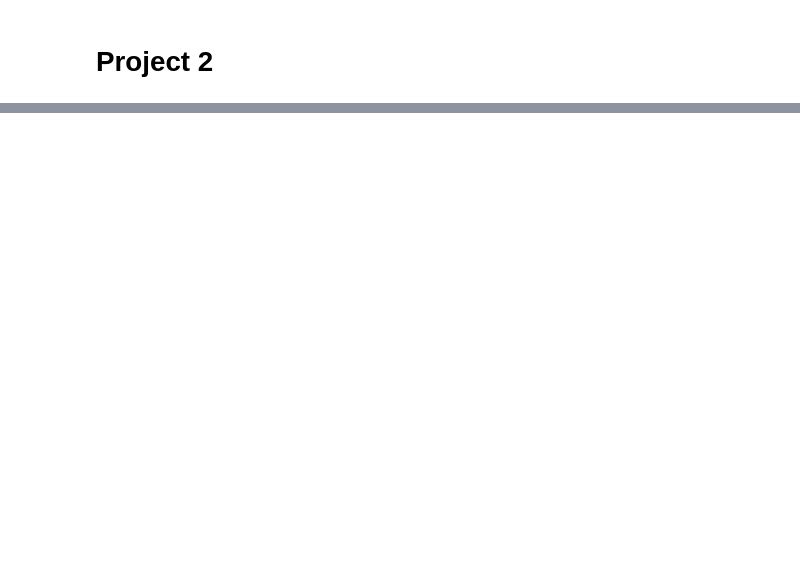
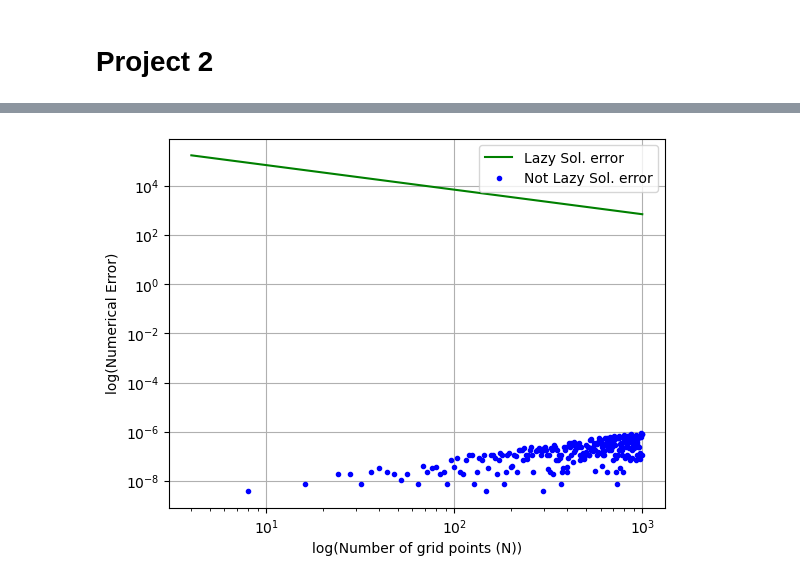
Before and after one commit to MOD510-2023/Project-2, a Jupyter notebook: project2.ipynb, the cells around one changed output, grey strips where cells are left out. Cells and saved outputs as stored; diff of their text form; code cells hidden in the pictures; blank space fills up the shorter version.

```diff
--- a/project2.ipynb
+++ b/project2.ipynb
@@ -122,38 +2,0 @@ ps = PressureSolver(4,0.01)
-# %%
-@nb.jit(nopython=True)
-def thomas_algorithm(l, d, u, r):
-    """
-    Solves a tridiagonal linear system of equations with the Thomas-algorithm.
-
-    The code is based on pseudo-code from the following reference:
-
-        Cheney, E. W., & Kincaid, D. R.
-        Numerical mathematics and computing, 7th edition,
-        Cengage Learning, 2013.
-
-    IMPORTANT NOTES:
-        - This function modifies the contents of the input vectors l, d, u and rhs.
-        - For Numba to work properly, we must input NumPy arrays, and not lists.
-
-    :param l: A NumPy array containing the lower diagonal (l[0] is not used).
-    :param d: A NumPy array containing the main diagonal.
-    :param u: A NumPy array containing the upper diagonal (u[-1] is not used).
-    :param r: A NumPy array containing the system right-hand side vector.
-    :return: A NumPy array containing the solution vector.
-    """
-    # Allocate memory for solution
-    solution = np.zeros_like(d)
-    n = len(solution)
-
-    # Forward elimination
-    for k in range(1, n):
-        xmult = l[k] / d[k-1]
-        d[k] = d[k] - xmult*u[k-1]
-        r[k] = r[k] - xmult*r[k-1]
-
-    # Back-substitution
-    solution[n-1] = r[n-1] / d[n-1]
-    for k in range(n-2, -1, -1):
-        solution[k] = (r[k]-u[k]*solution[k+1])/d[k]
-
-    return solution
@@ -217,0 +434,7 @@ Overall, this assignment helped us in getting familiarized with the pyhton langu
+# %%
+#Scatter plot for range of step sizes against numerical error
+N = np.linspace(4,1000, 250)
+PS = PressureSolver(N,0.01, 1)
+PS.err()
+# %% [output]
+[figure, added]
```
Also changed, not shown: parts of 69 cells of this notebook.
